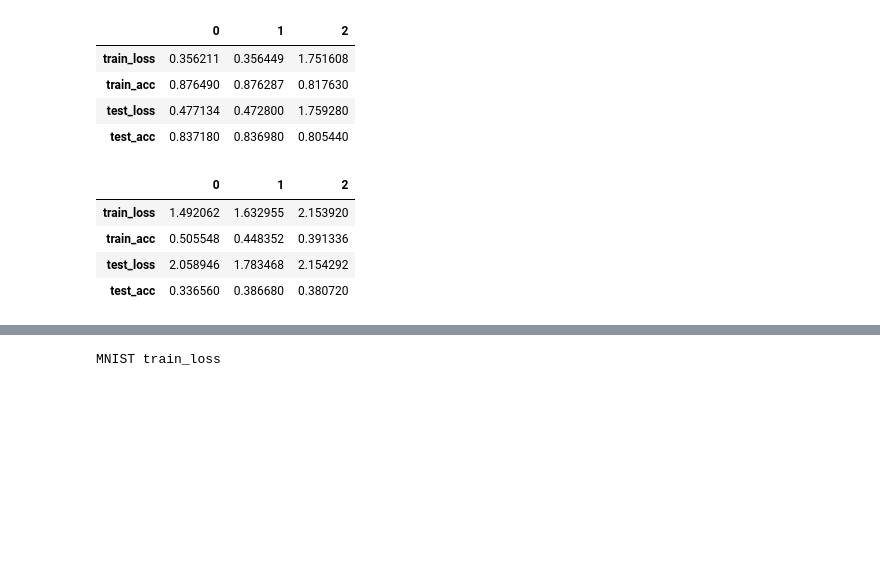
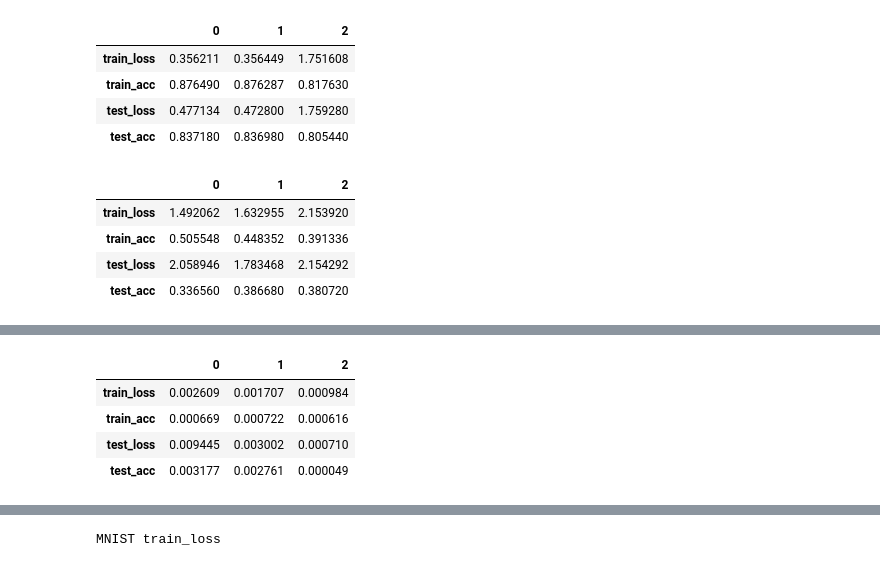
Before and after one commit to peiyong-addwater/Let-The-Quantum-Creep-In, a Jupyter notebook: notebooks/eqx/PlotEqxResults.ipynb, the cells around one changed output, grey strips where cells are left out. Drawn from its saved outputs; the diff is of its cells as text; code cells hidden in the pictures; blank space fills up the shorter version.

```diff
--- a/notebooks/eqx/PlotEqxResults.ipynb
+++ b/notebooks/eqx/PlotEqxResults.ipynb
@@ -137,0 +146,8 @@ laster_iter_avg_df['CIFAR10']
+# %%
+laster_iter_std_df['FashionMNIST']
+# %% [output]
+|  | 0 | 1 | 2 |
+| train_loss | 0.002609 | 0.001707 | 0.000984 |
+| train_acc | 0.000669 | 0.000722 | 0.000616 |
+| test_loss | 0.009445 | 0.003002 | 0.000710 |
+| test_acc | 0.003177 | 0.002761 | 0.000049 |
```
Also changed, not shown: parts of 2 cells of this notebook, 1 other file.
